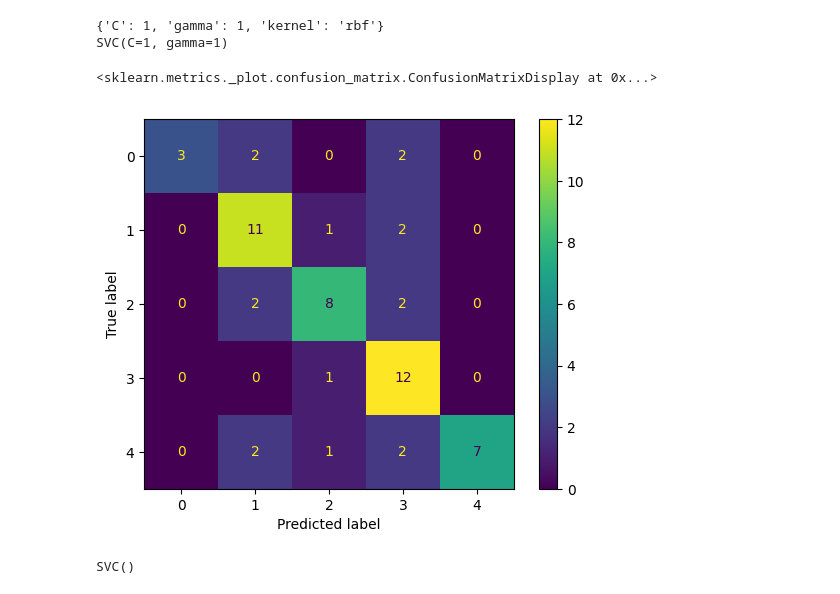
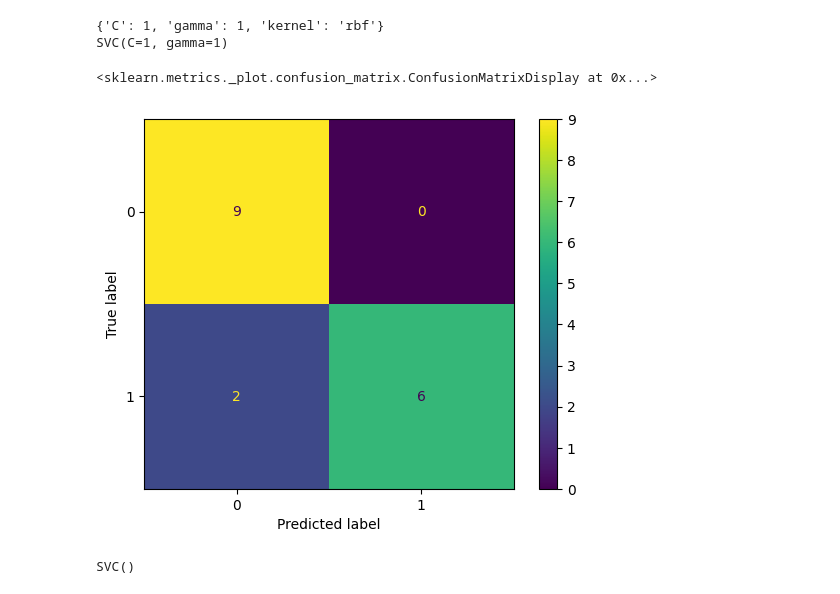
Before and after one commit to lizocf/Cognitive-Canvas-EEG, a Jupyter notebook: notebooks/modeling.ipynb, the cells around one changed output. Drawn from its saved outputs; the diff is of its cells as text; code cells hidden in the pictures.

```diff
--- a/notebooks/modeling.ipynb
+++ b/notebooks/modeling.ipynb
@@ -53,0 +81,3 @@ feature_df
+# %%
+feature_df.loc[feature_df['Label'] != 0, 'Label'] = 1
+feature_df
@@ -53,0 +112,10 @@ feature_df
+# %%
+def oversample_smote(df, target_column):
+    smote = SMOTE()
+    X = df.drop(target_column, axis=1)
+    y = df[target_column]
+    X_oversampled, y_oversampled = smote.fit_resample(X, y)
+    df_oversampled = pd.concat([pd.DataFrame(X_oversampled, columns=X.columns), pd.Series(y_oversampled, name=target_column)], axis=1)
+    return df_oversampled
+# %%
+oversampled_df = oversample_smote(feature_df, 'Label')
@@ -53,0 +129,6 @@ feature_df
+# %%
+y = oversampled_df['Label']
+X = oversampled_df.drop(columns = 'Label')
+
+X_train, X_temp, y_train, y_temp = train_test_split(X, y, test_size=0.3333, random_state=42)
+X_val, X_test, y_val, y_test = train_test_split(X_temp, y_temp, test_size=0.666, random_state=42)
@@ -201,13 +318,13 @@ print(grid.best_estimator_)
 {'C': 1, 'gamma': 1, 'kernel': 'rbf'}
 SVC(C=1, gamma=1)
 # %%
-cm = confusion_matrix(y_train, y_pred, labels=clf.classes_)
+cm = confusion_matrix(y_val, y_pred, labels=pipe[1].classes_)
 disp = ConfusionMatrixDisplay(confusion_matrix=cm,
-                              display_labels=clf.classes_)
+                              display_labels=pipe[1].classes_)
 disp.plot()
 # %% [output]
 <sklearn.metrics._plot.confusion_matrix.ConfusionMatrixDisplay at 0x...>
-[figure, old version]
+[figure, new version]
 # %%
 pipe[1]
 # %% [output]
```
Also changed, not shown: parts of 35 cells of this notebook.
